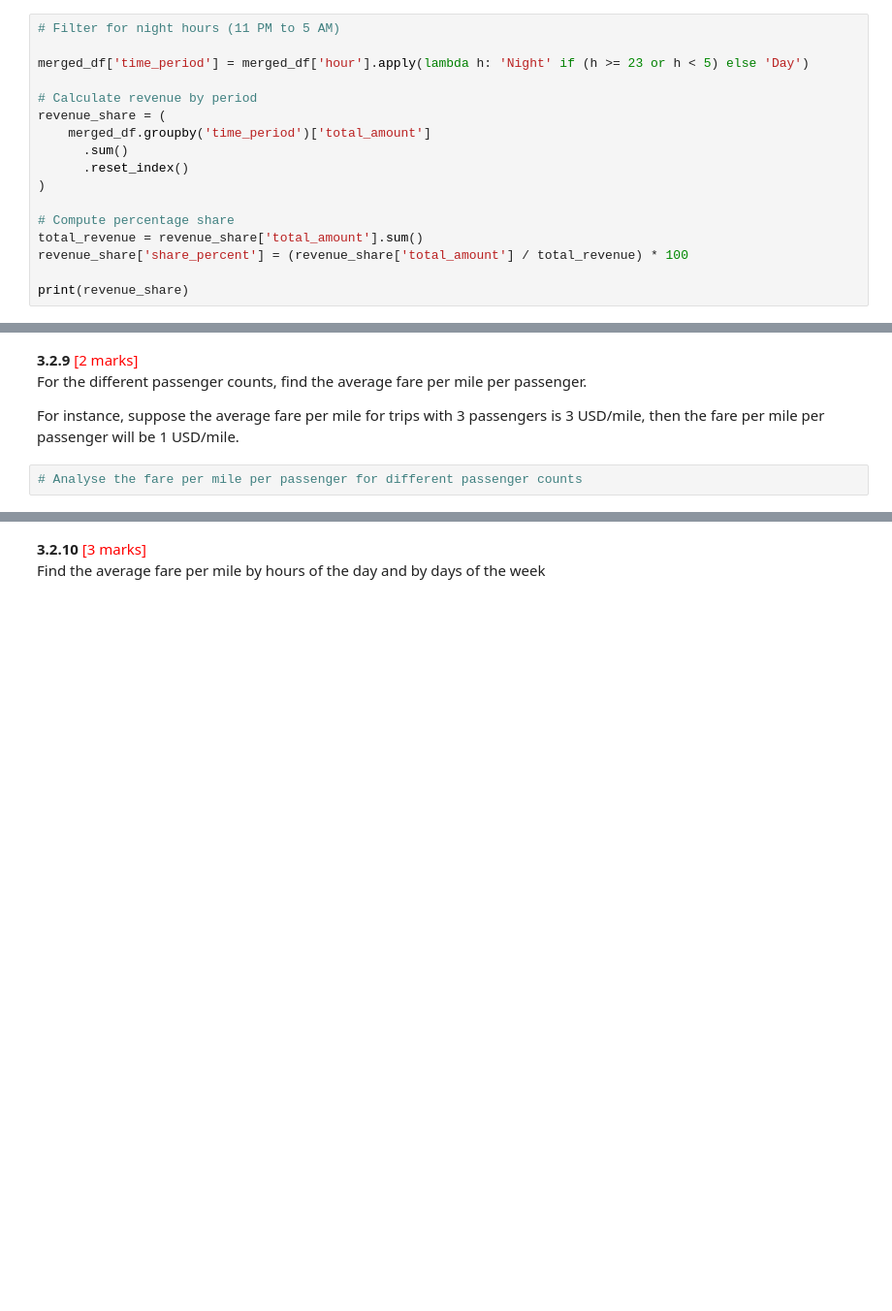
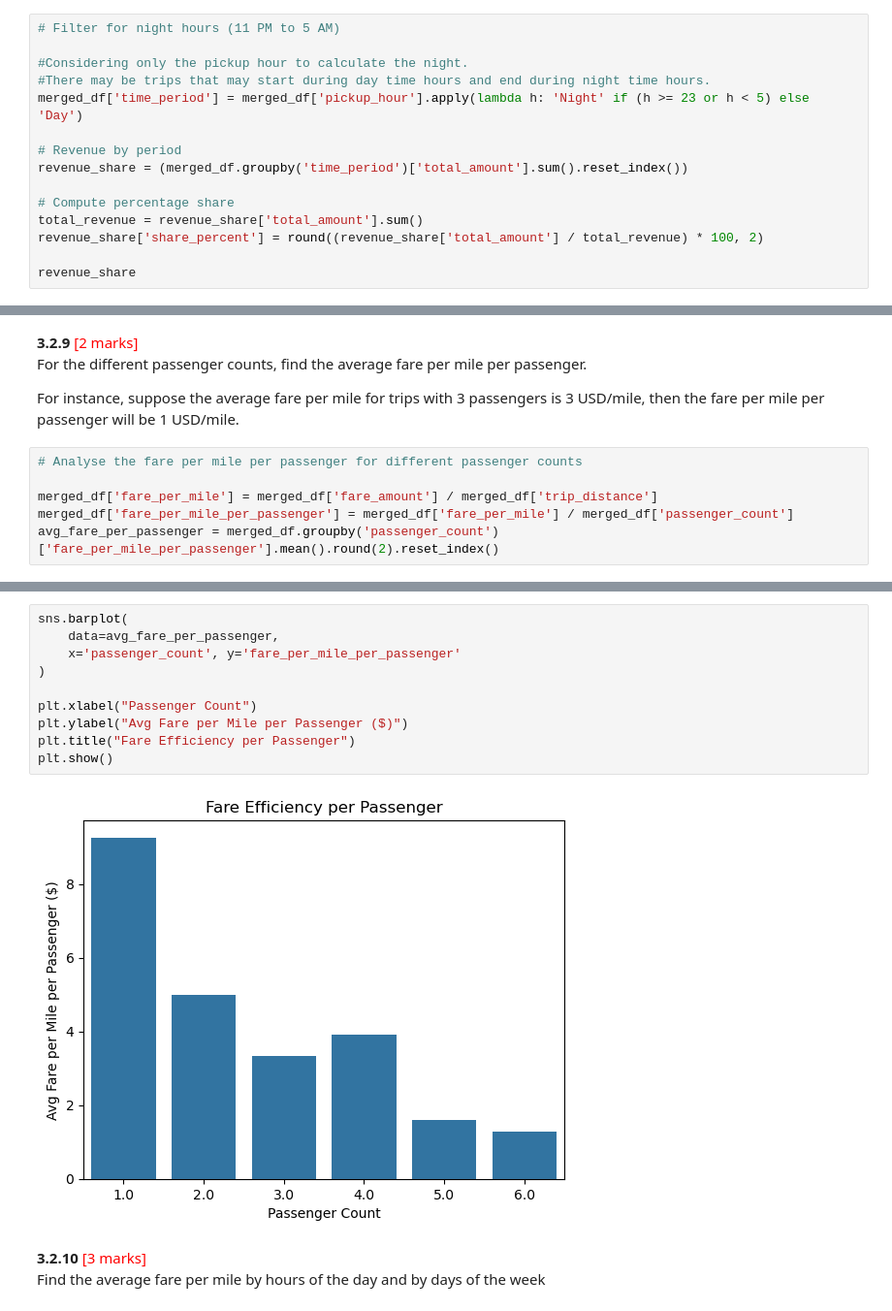
Before and after one commit to mpyar/eda_nyc_taxi, a Jupyter notebook: Analysis/EDA_Assg_NYC_Taxi_Starter.ipynb, the cells around one changed output, grey strips where cells are left out. Shown at 97% size. Drawn from its saved outputs; the diff is of its cells as text; blank space fills up the shorter version.

```diff
--- a/Analysis/EDA_Assg_NYC_Taxi_Starter.ipynb
+++ b/Analysis/EDA_Assg_NYC_Taxi_Starter.ipynb
@@ -1890,17 +1891,15 @@ Find the revenue share for nighttime and daytime hours.
 # %%
 # Filter for night hours (11 PM to 5 AM)
 
-merged_df['time_period'] = merged_df['hour'].apply(lambda h: 'Night' if (h >= 23 or h < 5) else 'Day')
+#Considering only the pickup hour to calculate the night.
+#There may be trips that may start during day time hours and end during night time hours.
+merged_df['time_period'] = merged_df['pickup_hour'].apply(lambda h: 'Night' if (h >= 23 or h < 5) else 'Day')
 
-# Calculate revenue by period
-revenue_share = (
-    merged_df.groupby('time_period')['total_amount']
-      .sum()
-      .reset_index()
-)
+# Revenue by period
+revenue_share = (merged_df.groupby('time_period')['total_amount'].sum().reset_index())
 
 # Compute percentage share
 total_revenue = revenue_share['total_amount'].sum()
-revenue_share['share_percent'] = (revenue_share['total_amount'] / total_revenue) * 100
+revenue_share['share_percent'] = round((revenue_share['total_amount'] / total_revenue) * 100, 2)
 
-print(revenue_share)
+revenue_share
@@ -1930,3 +1916,7 @@ For the different passenger counts, find the average fare per mile per passenger
 For instance, suppose the average fare per mile for trips with 3 passengers is 3 USD/mile, then the fare per mile per passenger will be 1 USD/mile.
 # %%
 # Analyse the fare per mile per passenger for different passenger counts
+
+merged_df['fare_per_mile'] = merged_df['fare_amount'] / merged_df['trip_distance']
+merged_df['fare_per_mile_per_passenger'] = merged_df['fare_per_mile'] / merged_df['passenger_count']
+avg_fare_per_passenger = merged_df.groupby('passenger_count')['fare_per_mile_per_passenger'].mean().round(2).reset_index()
@@ -1933,3 +1933,15 @@ For instance, suppose the average fare per mile for trips with 3 passengers is 3
+# %%
+sns.barplot(
+    data=avg_fare_per_passenger,
+    x='passenger_count', y='fare_per_mile_per_passenger'
+)
+
+plt.xlabel("Passenger Count")
+plt.ylabel("Avg Fare per Mile per Passenger ($)")
+plt.title("Fare Efficiency per Passenger")
+plt.show()
+# %% [output]
+[figure, added]
 # %% [markdown]
 **3.2.10** <font color = red>[3 marks]</font> <br>
 Find the average fare per mile by hours of the day and by days of the week
```
Also changed, not shown: parts of 30 cells of this notebook.
